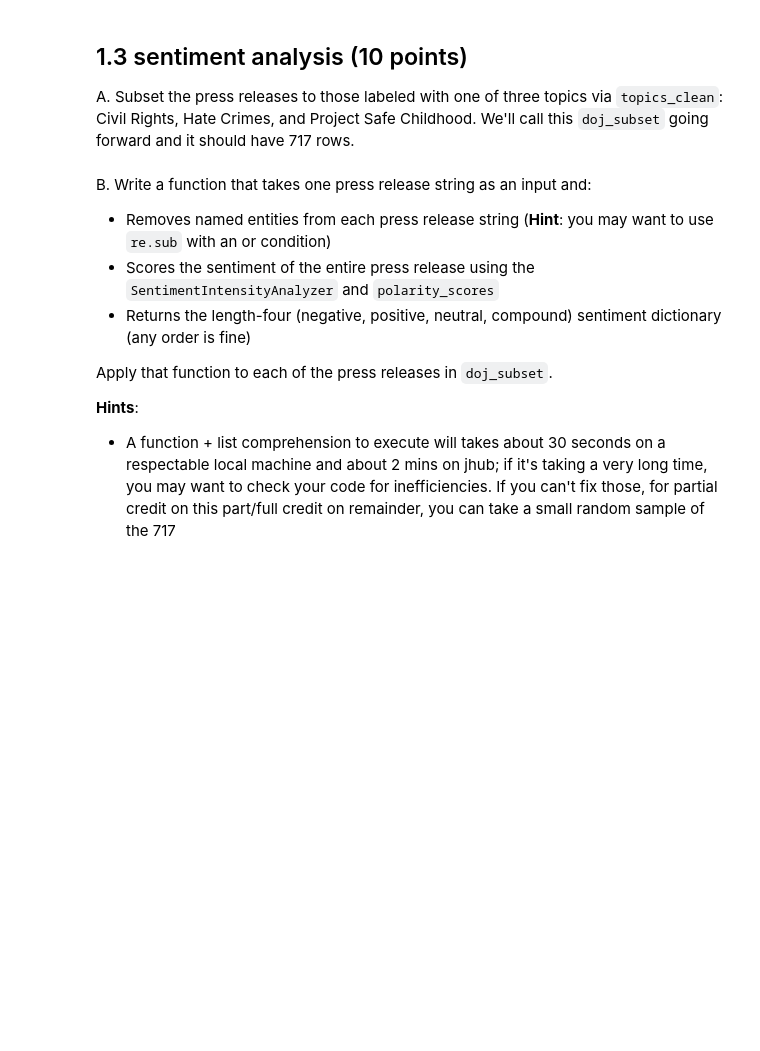
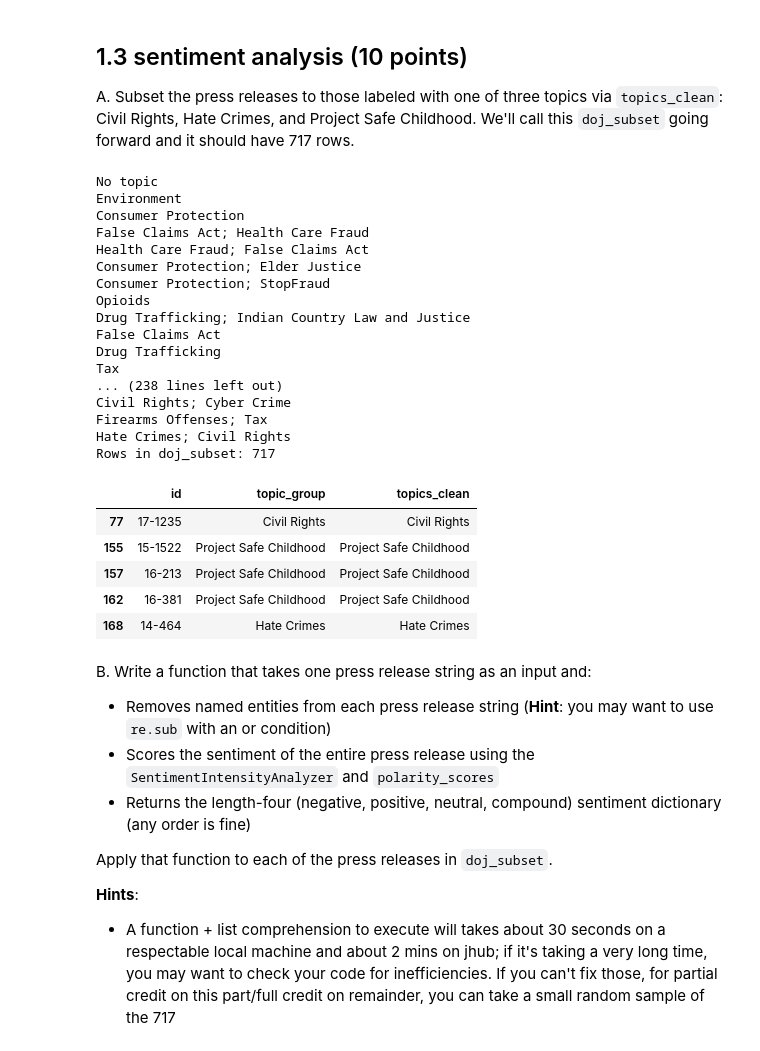
Before and after one commit to jchou27/qss20, a Jupyter notebook: problemsets/pset6/pset6_F006VHC.ipynb, the cells around one changed output. Cells and saved outputs as stored; diff of their text form; code cells hidden in the pictures; blank space fills up the shorter version.

```diff
--- a/problemsets/pset6/pset6_F006VHC.ipynb
+++ b/problemsets/pset6/pset6_F006VHC.ipynb
@@ -197,3 +304,45 @@ A. Subset the press releases to those labeled with one of three topics via `topi
+# %%
+## your code here for subsetting
+
+topics_keep = ["Civil Rights", "Hate Crimes", "Project Safe Childhood"]
+
+# Format check. Delimited by ;
+for x in doj["topics_clean"].dropna().unique():
+    print(x)
+
+topic_lists = doj["topics_clean"].fillna("").str.split("; ")
+
+mask = topic_lists.apply(lambda L: len(L) == 1 and L[0] in topics_keep)
+
+doj_subset = doj.loc[mask].copy()
+doj_subset["topic_group"] = doj_subset["topics_clean"].str.strip()
+
+print("Rows in doj_subset:", doj_subset.shape[0])
+doj_subset[["id", "topic_group", "topics_clean"]].head()
+# %% [output]
+No topic
+Environment
+Consumer Protection
+False Claims Act; Health Care Fraud
+Health Care Fraud; False Claims Act
+Consumer Protection; Elder Justice
+Consumer Protection; StopFraud
+Opioids
+Drug Trafficking; Indian Country Law and Justice
+False Claims Act
+Drug Trafficking
+Tax
+... (238 lines left out)
+Civil Rights; Cyber Crime
+Firearms Offenses; Tax
+Hate Crimes; Civil Rights
+Rows in doj_subset: 717
+|  | id | topic_group | topics_clean |
+| 77 | 17-1235 | Civil Rights | Civil Rights |
+| 155 | 15-1522 | Project Safe Childhood | Project Safe Childhood |
+| 157 | 16-213 | Project Safe Childhood | Project Safe Childhood |
+| 162 | 16-381 | Project Safe Childhood | Project Safe Childhood |
+| 168 | 14-464 | Hate Crimes | Hate Crimes |
 # %% [markdown]
 B. Write a function that takes one press release string as an input and:
 
```
Also changed, not shown: parts of 12 cells of this notebook.
